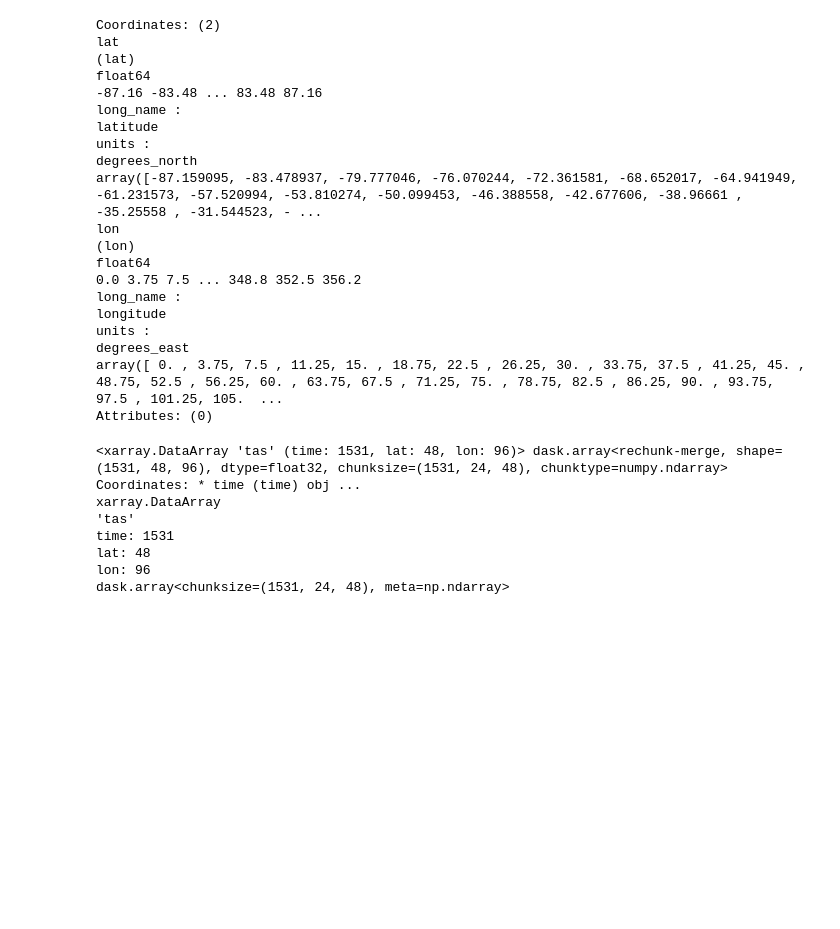
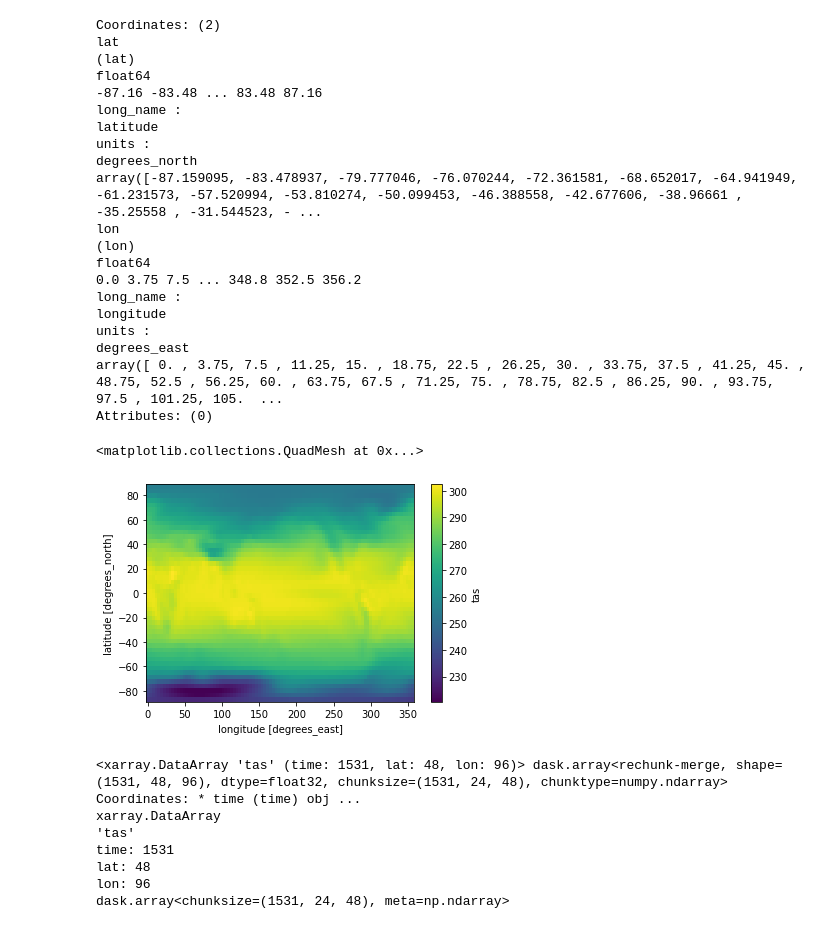
Before and after one commit to alexborowiak/PhD, a Jupyter notebook: init/22_Consecutive_and_grid_point_2.ipynb, the cells around one changed output. Saved outputs shown, nothing was run; the diff lists cells and outputs as text; code cells hidden in the pictures; blank space fills up the shorter version.

```diff
--- a/init/22_Consecutive_and_grid_point_2.ipynb
+++ b/init/22_Consecutive_and_grid_point_2.ipynb
@@ -100,6 +101,11 @@ units :
 degrees_east
 array([ 0. , 3.75, 7.5 , 11.25, 15. , 18.75, 22.5 , 26.25, 30. , 33.75, 37.5 , 41.25, 45. , 48.75, 52.5 , 56.25, 60. , 63.75, 67.5 , 71.25, 75. , 78.75, 82.5 , 86.25, 90. , 93.75, 97.5 , 101.25, 105.  ...
 Attributes: (0)
+# %%
+control_climatology.tas.plot()
+# %% [output]
+<matplotlib.collections.QuadMesh at 0x...>
+[figure, added]
 # %%
 control_anomaly = control - control_climatology
 # %%
```
Also changed, not shown: parts of 23 cells of this notebook, 4 other files.
